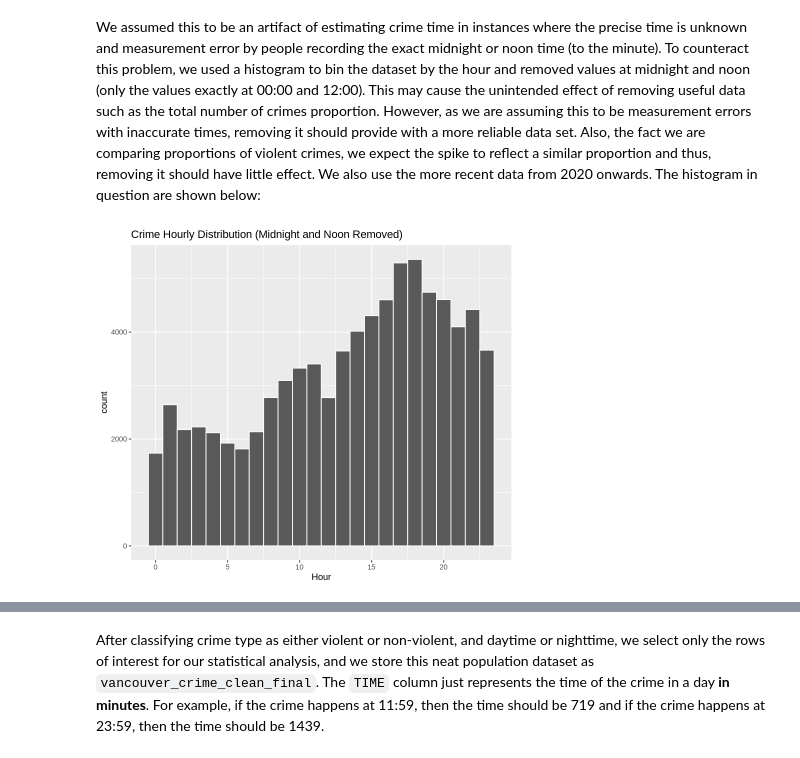
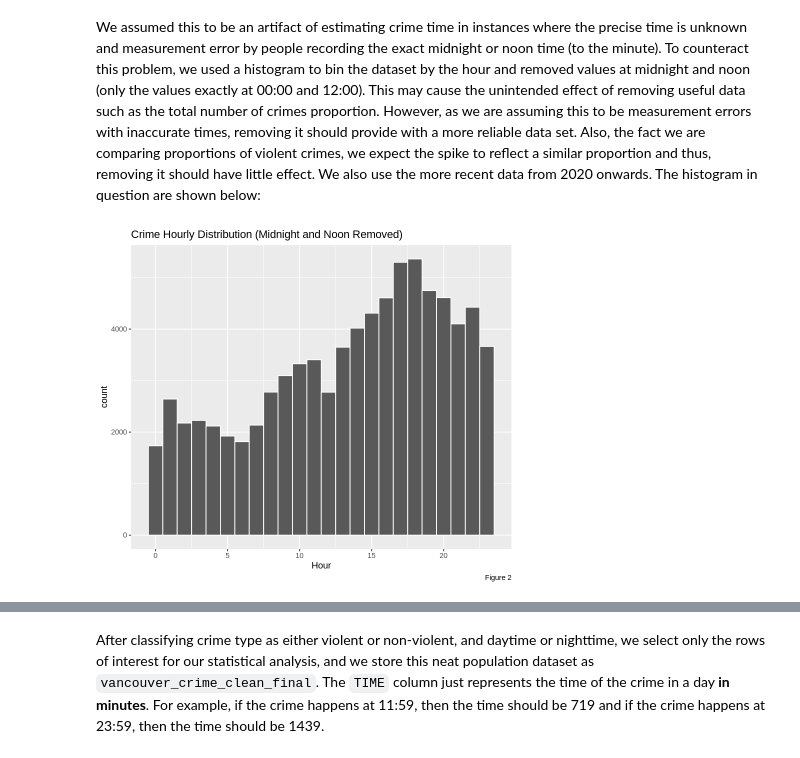
Before and after one commit to PUSH-YA/Statistical-inference-on-vancouver-crime-data, a Jupyter notebook: ProjectUpdate-till_theory_based.ipynb, the cells around one changed output, grey strips where cells are left out. Drawn from its saved outputs; the diff is of its cells as text; code cells hidden in the pictures.

```diff
--- a/ProjectUpdate-till_theory_based.ipynb
+++ b/ProjectUpdate-till_theory_based.ipynb
@@ -85,8 +83,9 @@ In our preliminary and exploratory analysis, we downloaded the dataset as a csv
 # %%
 # Plot filtered data
 ggplot(vancouver_crime_filtered) +
     geom_histogram(aes(x = HOUR), bins = 24, color = "White") +
     ggtitle("Crime Hourly Distribution (Midnight and Noon Removed)") +
-    xlab("Hour")
+    xlab("Hour") +
+    labs(caption="Figure 2")
 # %% [output]
-[figure, old version]
+[figure, new version]
```
Also changed, not shown: parts of 20 cells of this notebook.
